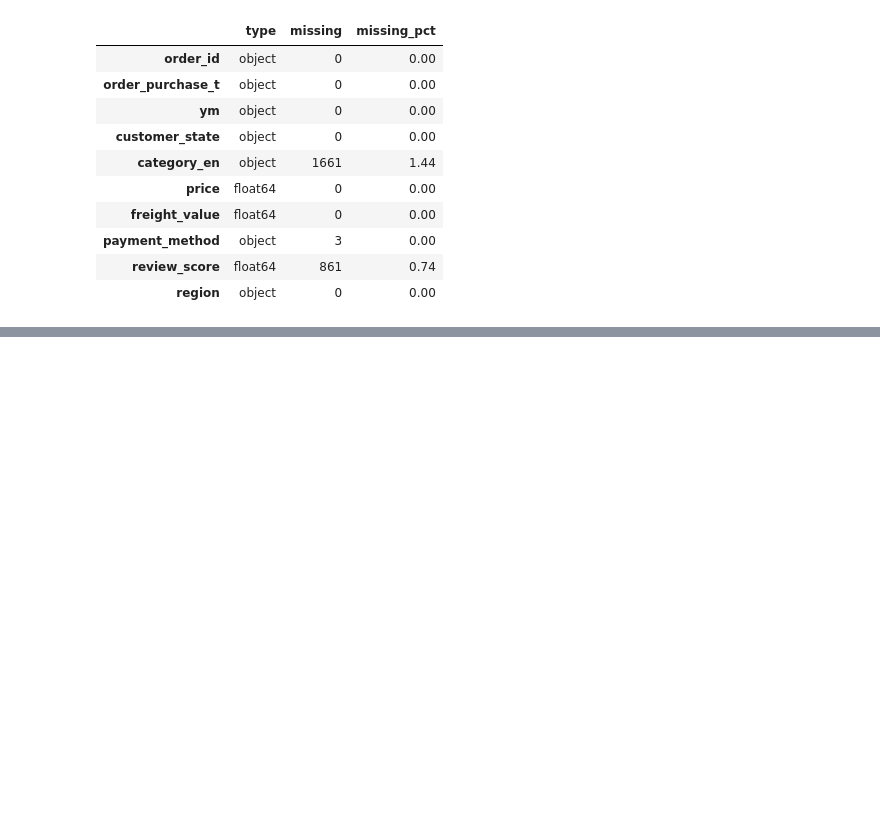
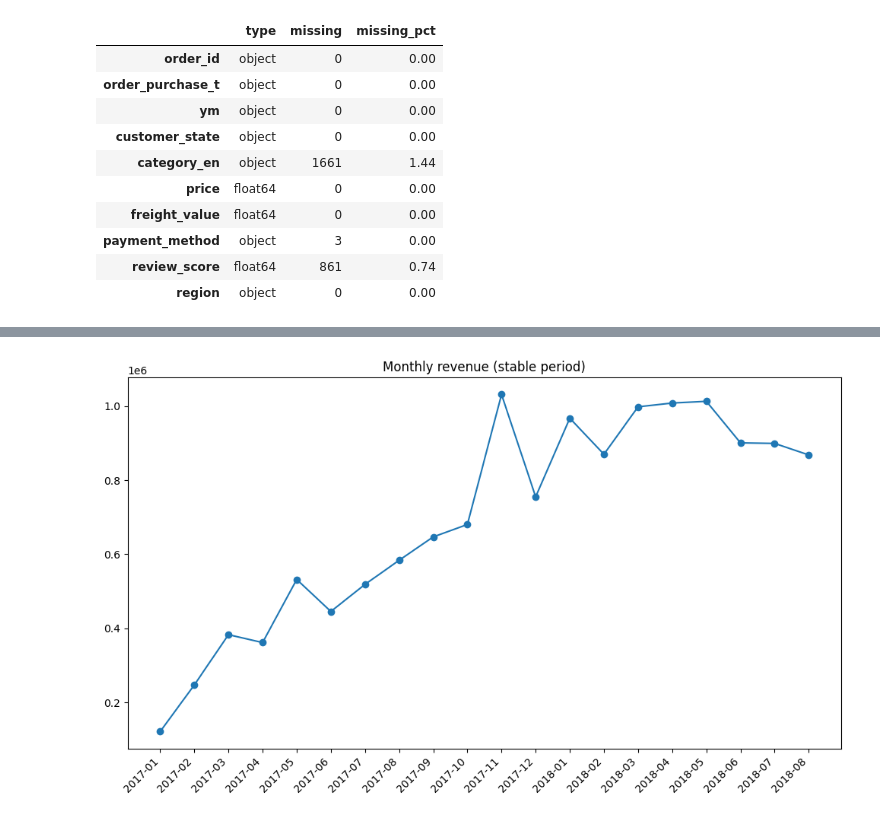
Before and after one commit to zzzer0-wav/Olist-analytics, a Jupyter notebook: notebooks/olist_predict.ipynb, the cells around one changed output, grey strips where cells are left out. Cells and saved outputs as stored; diff of their text form; code cells hidden in the pictures; blank space fills up the shorter version.

```diff
--- a/notebooks/olist_predict.ipynb
+++ b/notebooks/olist_predict.ipynb
@@ -90,0 +90,8 @@ plt.plot(df.ym, df.)
+# %%
+pivot = df.pivot_table(
+    values='price',
+    index='ym',
+    aggfunc='sum'
+)
+
+pivot
@@ -90,0 +117,9 @@ plt.plot(df.ym, df.)
+# %%
+plt.figure(figsize=(10, 6))
+plt.plot(pivot.index, pivot.price, marker='o')
+plt.xticks(rotation=45, ha='right')
+plt.title('Monthly revenue (stable period)')
+plt.tight_layout()
+plt.show()
+# %% [output]
+[figure, added]
```
Also changed, not shown: parts of 10 cells of this notebook.
